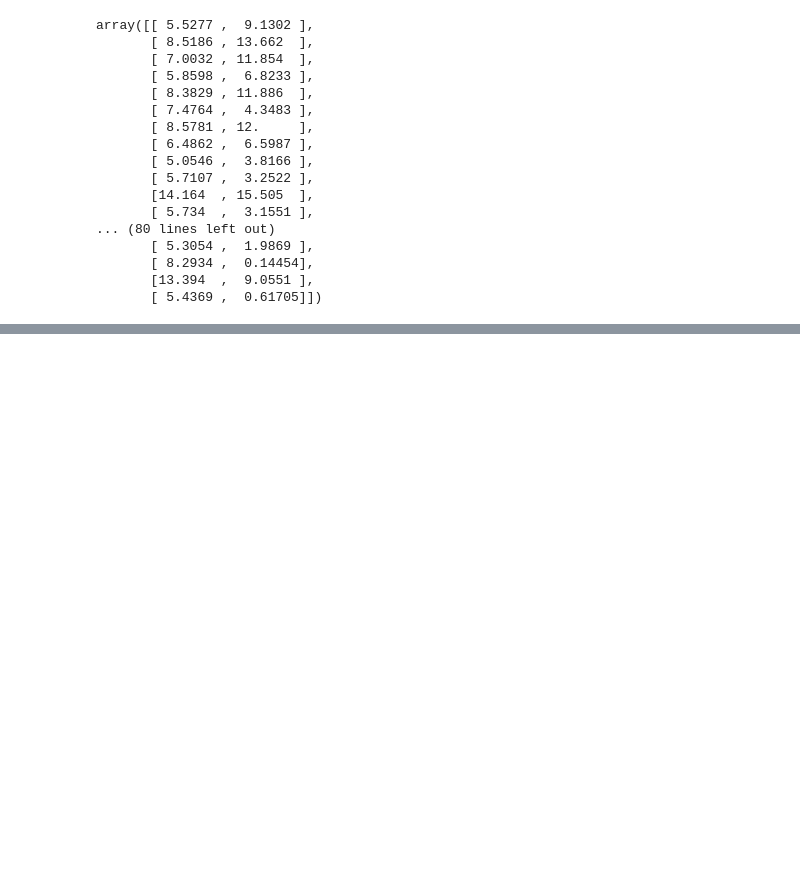
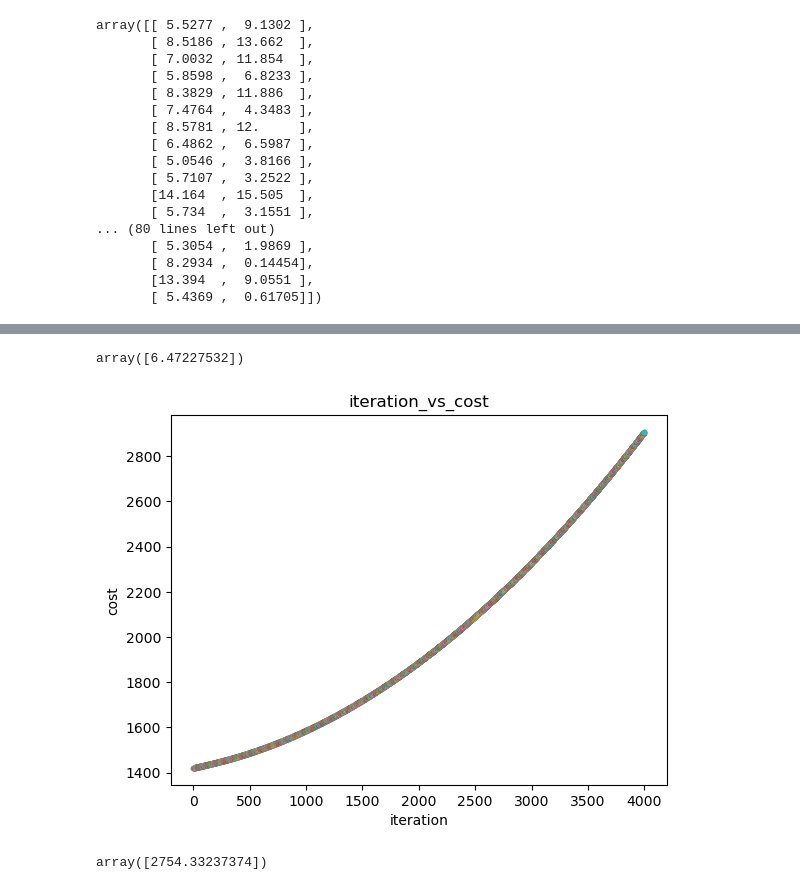
Before and after one commit to sauravbhusal/LINEAR_REGRESSION_FROM_SCRATCH, a Jupyter notebook: simple_linear_regression/simple_linear_regression.ipynb, the cells around one changed output, grey strips where cells are left out. Cells and saved outputs as stored; diff of their text form; code cells hidden in the pictures; blank space fills up the shorter version.

```diff
--- a/simple_linear_regression/simple_linear_regression.ipynb
+++ b/simple_linear_regression/simple_linear_regression.ipynb
@@ -181,0 +152,17 @@ plt.show()
+# %%
+(x@theta)[1]
+# %% [output]
+array([6.47227532])
+# %%
+plt.xlabel('iteration')
+plt.ylabel('cost')
+plt.title('iteration_vs_cost')
+for i in range (0,4000):
+    #print(J[i])
+    plt.plot(i,J[i],'.',)
+# %% [output]
+[figure, added]
+# %%
+J[5]
+# %% [output]
+array([2754.33237374])
```
Also changed, not shown: parts of 8 cells of this notebook.
